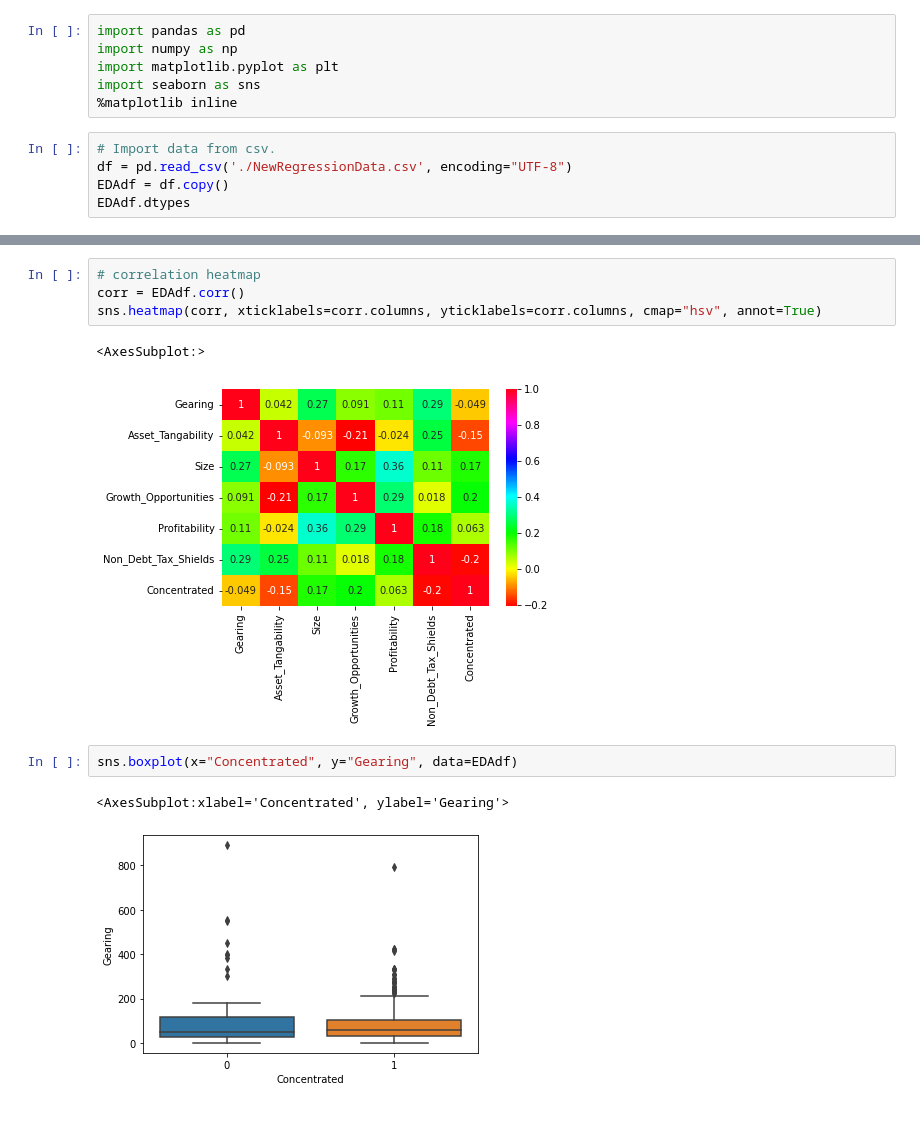
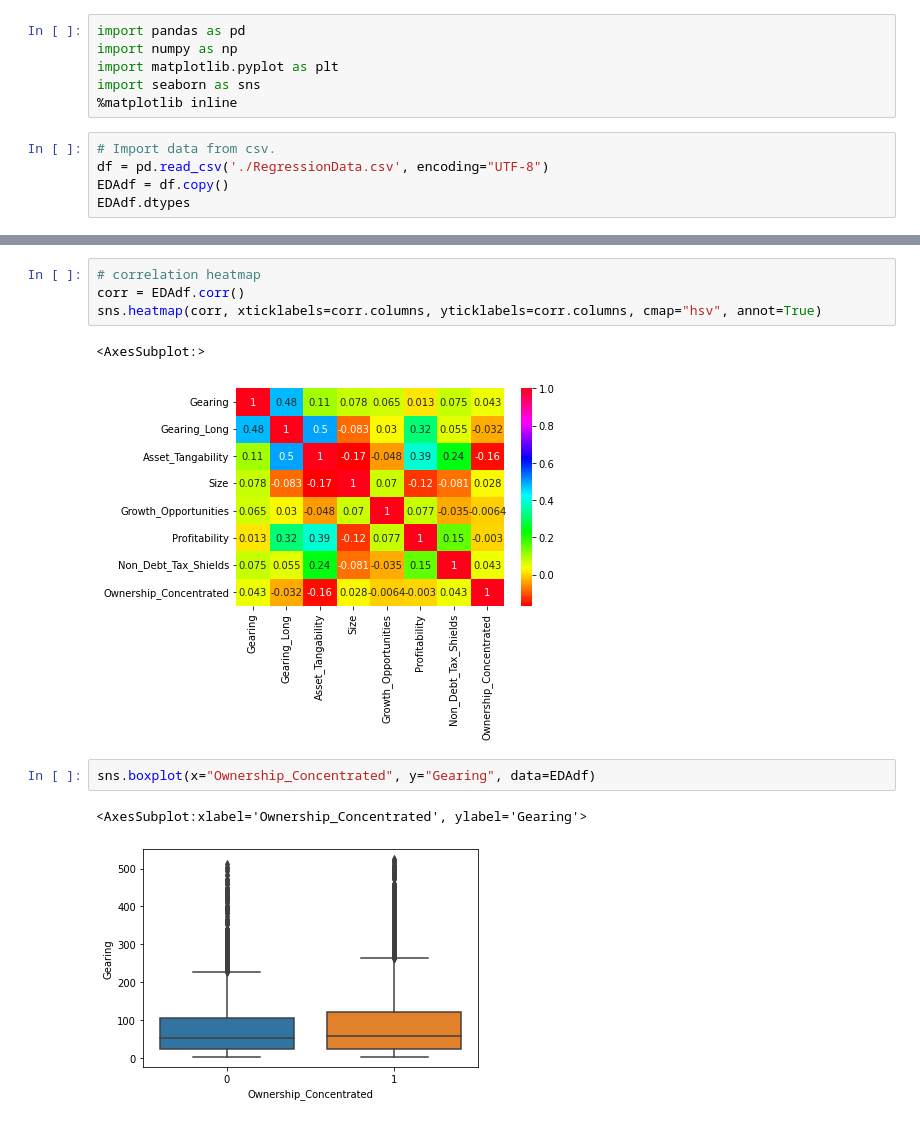
Before and after one commit to 0xNathanW/Financial-Econ-Coursework, a Jupyter notebook: EDA.ipynb, the cells around one changed output, grey strips where cells are left out. Cells and saved outputs as stored; diff of their text form.

Commit message:
regression done

```diff
--- a/EDA.ipynb
+++ b/EDA.ipynb
@@ -6,7 +6,7 @@ import seaborn as sns
 %matplotlib inline
 # %%
 # Import data from csv.
-df = pd.read_csv('./NewRegressionData.csv', encoding="UTF-8")
+df = pd.read_csv('./RegressionData.csv', encoding="UTF-8")
 EDAdf = df.copy()
 EDAdf.dtypes
 # %% [output]
@@ -47,9 +48,9 @@ corr = EDAdf.corr()
 sns.heatmap(corr, xticklabels=corr.columns, yticklabels=corr.columns, cmap="hsv", annot=True)
 # %% [output]
 <AxesSubplot:>
-[figure, old version]
+[figure, new version]
 # %%
-sns.boxplot(x="Concentrated", y="Gearing", data=EDAdf)
+sns.boxplot(x="Ownership_Concentrated", y="Gearing", data=EDAdf)
 # %% [output]
-<AxesSubplot:xlabel='Concentrated', ylabel='Gearing'>
+<AxesSubplot:xlabel='Ownership_Concentrated', ylabel='Gearing'>
-[figure, old version]
+[figure, new version]
```
Also changed, not shown: parts of 4 cells of this notebook, 2 other files.
